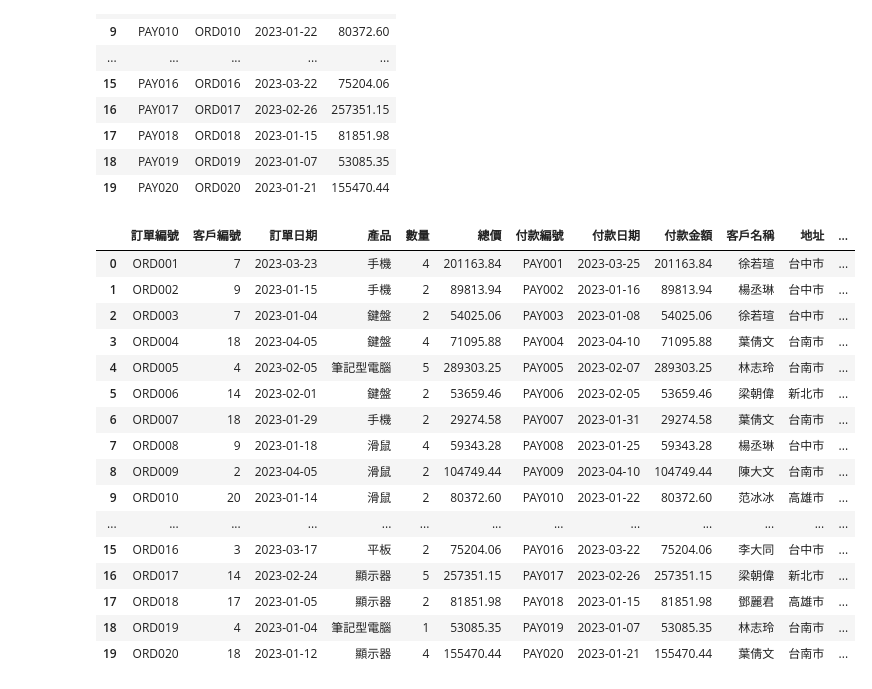
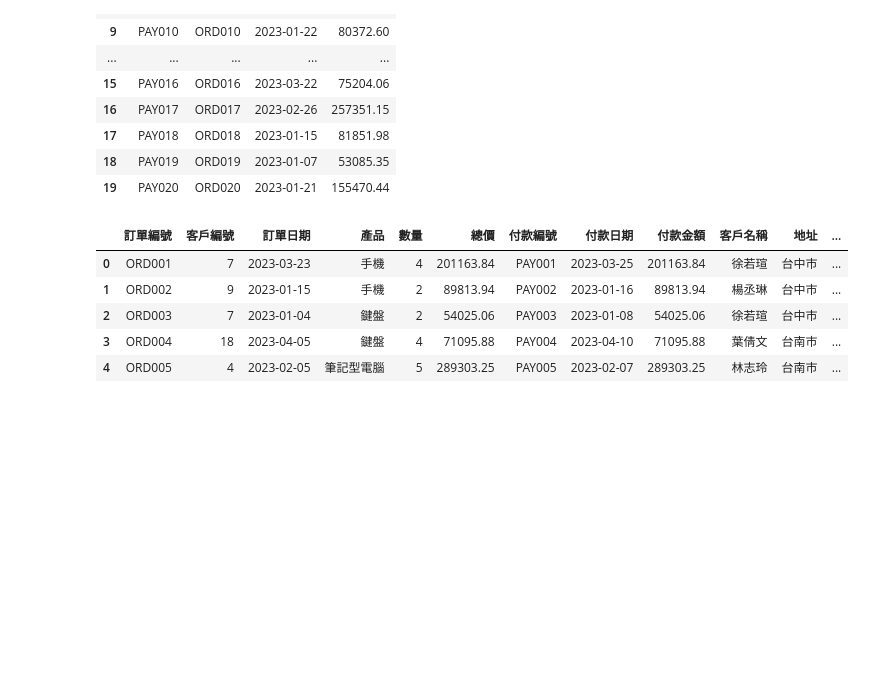
Before and after one commit to pysduck0w0/ProjectDevelop, a Jupyter notebook: ch06/index.ipynb, the cells around one changed output. Drawn from its saved outputs; the diff is of its cells as text; code cells hidden in the pictures; blank space fills up the shorter version.

```diff
--- a/ch06/index.ipynb
+++ b/ch06/index.ipynb
@@ -527,26 +527,15 @@ df.head(20)
 # %%
 #1
 df = df_orders.merge(df_payments, on ='訂單編號',how="left")
 df = df.merge(df_customers, on ='客戶編號',how="left")
 
-df.head(20)
+df.head()
 # %% [output]
 |  | 訂單編號 | 客戶編號 | 訂單日期 | 產品 | 數量 | 總價 | 付款編號 | 付款日期 | 付款金額 | 客戶名稱 | 地址 | ... |
 | 0 | ORD001 | 7 | 2023-03-23 | 手機 | 4 | 201163.84 | PAY001 | 2023-03-25 | 201163.84 | 徐若瑄 | 台中市 | ... |
 | 1 | ORD002 | 9 | 2023-01-15 | 手機 | 2 | 89813.94 | PAY002 | 2023-01-16 | 89813.94 | 楊丞琳 | 台中市 | ... |
 | 2 | ORD003 | 7 | 2023-01-04 | 鍵盤 | 2 | 54025.06 | PAY003 | 2023-01-08 | 54025.06 | 徐若瑄 | 台中市 | ... |
 | 3 | ORD004 | 18 | 2023-04-05 | 鍵盤 | 4 | 71095.88 | PAY004 | 2023-04-10 | 71095.88 | 葉倩文 | 台南市 | ... |
 | 4 | ORD005 | 4 | 2023-02-05 | 筆記型電腦 | 5 | 289303.25 | PAY005 | 2023-02-07 | 289303.25 | 林志玲 | 台南市 | ... |
-| 5 | ORD006 | 14 | 2023-02-01 | 鍵盤 | 2 | 53659.46 | PAY006 | 2023-02-05 | 53659.46 | 梁朝偉 | 新北市 | ... |
-| 6 | ORD007 | 18 | 2023-01-29 | 手機 | 2 | 29274.58 | PAY007 | 2023-01-31 | 29274.58 | 葉倩文 | 台南市 | ... |
-| 7 | ORD008 | 9 | 2023-01-18 | 滑鼠 | 4 | 59343.28 | PAY008 | 2023-01-25 | 59343.28 | 楊丞琳 | 台中市 | ... |
-| 8 | ORD009 | 2 | 2023-04-05 | 滑鼠 | 2 | 104749.44 | PAY009 | 2023-04-10 | 104749.44 | 陳大文 | 台南市 | ... |
-| 9 | ORD010 | 20 | 2023-01-14 | 滑鼠 | 2 | 80372.60 | PAY010 | 2023-01-22 | 80372.60 | 范冰冰 | 高雄市 | ... |
-| ... | ... | ... | ... | ... | ... | ... | ... | ... | ... | ... | ... | ... |
-| 15 | ORD016 | 3 | 2023-03-17 | 平板 | 2 | 75204.06 | PAY016 | 2023-03-22 | 75204.06 | 李大同 | 台中市 | ... |
-| 16 | ORD017 | 14 | 2023-02-24 | 顯示器 | 5 | 257351.15 | PAY017 | 2023-02-26 | 257351.15 | 梁朝偉 | 新北市 | ... |
-| 17 | ORD018 | 17 | 2023-01-05 | 顯示器 | 2 | 81851.98 | PAY018 | 2023-01-15 | 81851.98 | 鄧麗君 | 高雄市 | ... |
-| 18 | ORD019 | 4 | 2023-01-04 | 筆記型電腦 | 1 | 53085.35 | PAY019 | 2023-01-07 | 53085.35 | 林志玲 | 台南市 | ... |
-| 19 | ORD020 | 18 | 2023-01-12 | 顯示器 | 4 | 155470.44 | PAY020 | 2023-01-21 | 155470.44 | 葉倩文 | 台南市 | ... |
 # %%
 #2
```
Also changed, not shown: parts of 4 cells of this notebook, 1 other file.
